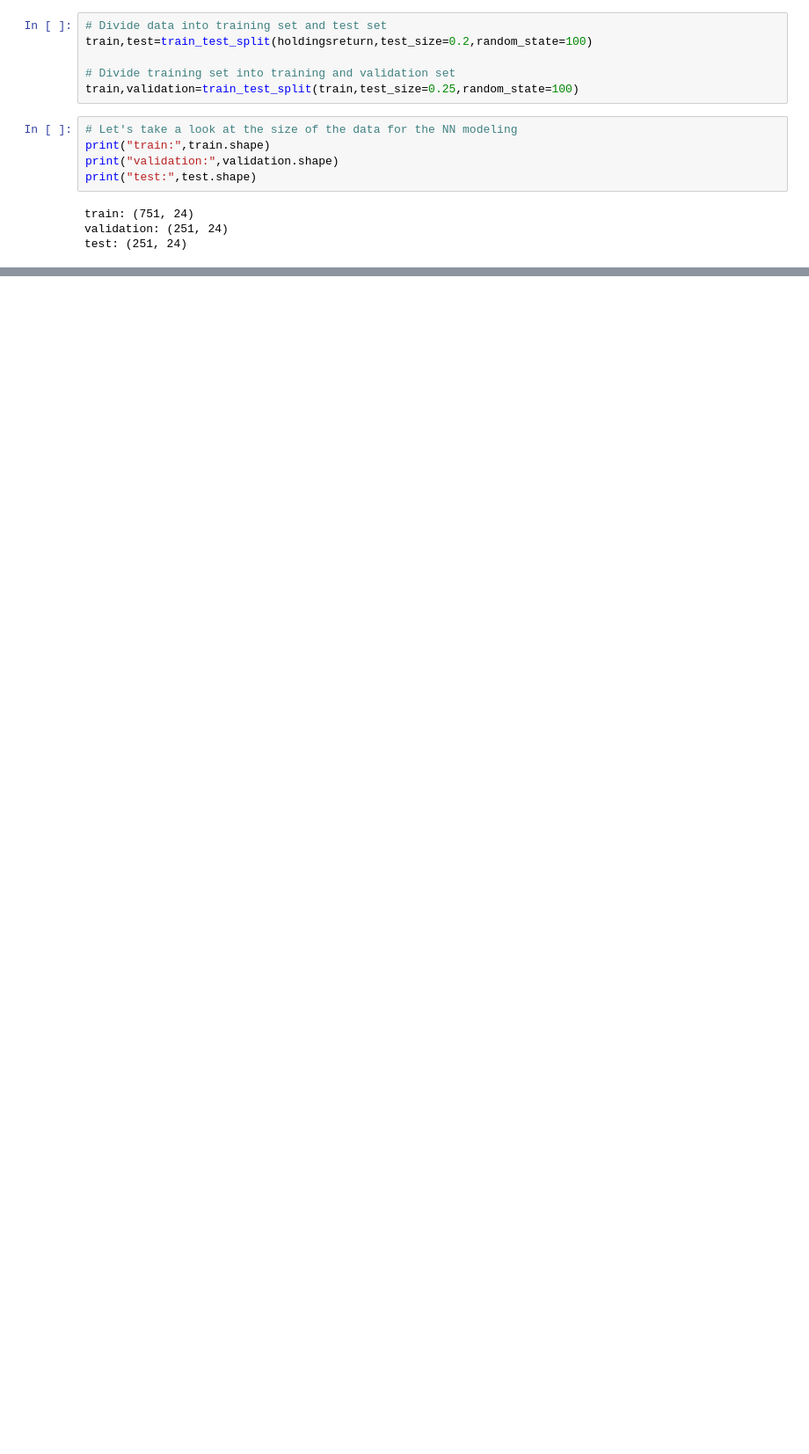
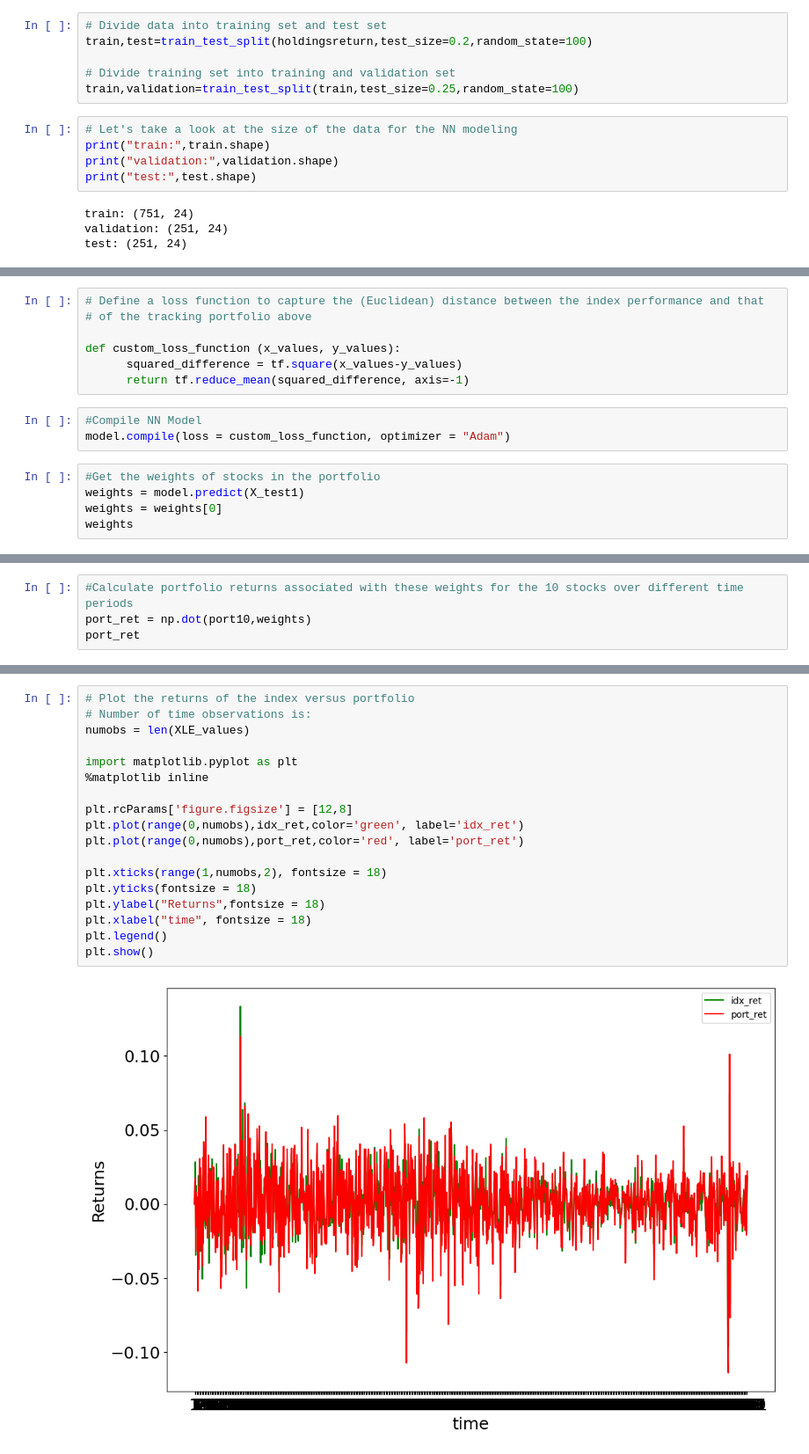
Before and after one commit to JackGO-1998/XLE-energy-index-replication, a Jupyter notebook: XLE_replication.ipynb, the cells around one changed output, grey strips where cells are left out. Shown: that part at 88% size. Saved outputs shown, nothing was run; the diff lists cells and outputs as text; blank space fills up the shorter version.

```diff
--- a/XLE_replication.ipynb
+++ b/XLE_replication.ipynb
@@ -194,0 +440,15 @@ test: (251, 24)
+# %%
+# Define a loss function to capture the (Euclidean) distance between the index performance and that
+# of the tracking portfolio above
+
+def custom_loss_function (x_values, y_values):
+      squared_difference = tf.square(x_values-y_values)
+      return tf.reduce_mean(squared_difference, axis=-1)
+# %%
+#Compile NN Model
+model.compile(loss = custom_loss_function, optimizer = "Adam")
+# %%
+#Get the weights of stocks in the portfolio
+weights = model.predict(X_test1)
+weights = weights[0]
+weights
@@ -194,0 +460,4 @@ test: (251, 24)
+# %%
+#Calculate portfolio returns associated with these weights for the 10 stocks over different time periods
+port_ret = np.dot(port10,weights)
+port_ret
@@ -194,0 +479,20 @@ test: (251, 24)
+# %%
+# Plot the returns of the index versus portfolio
+# Number of time observations is:
+numobs = len(XLE_values)
+
+import matplotlib.pyplot as plt
+%matplotlib inline
+
+plt.rcParams['figure.figsize'] = [12,8]
+plt.plot(range(0,numobs),idx_ret,color='green', label='idx_ret')
+plt.plot(range(0,numobs),port_ret,color='red', label='port_ret')
+
+plt.xticks(range(1,numobs,2), fontsize = 18)
+plt.yticks(fontsize = 18)
+plt.ylabel("Returns",fontsize = 18)
+plt.xlabel("time", fontsize = 18)
+plt.legend()
+plt.show()
+# %% [output]
+[figure, added]
```
Also changed, not shown: parts of 24 cells of this notebook.
